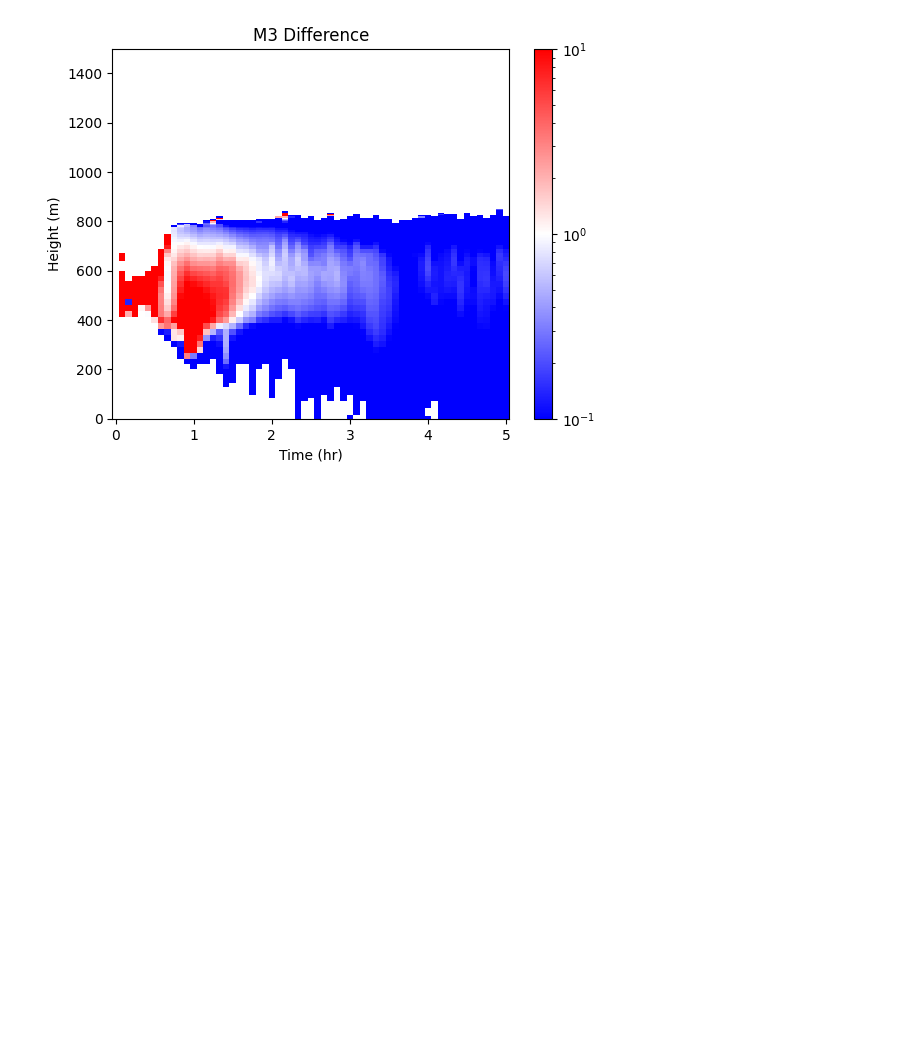
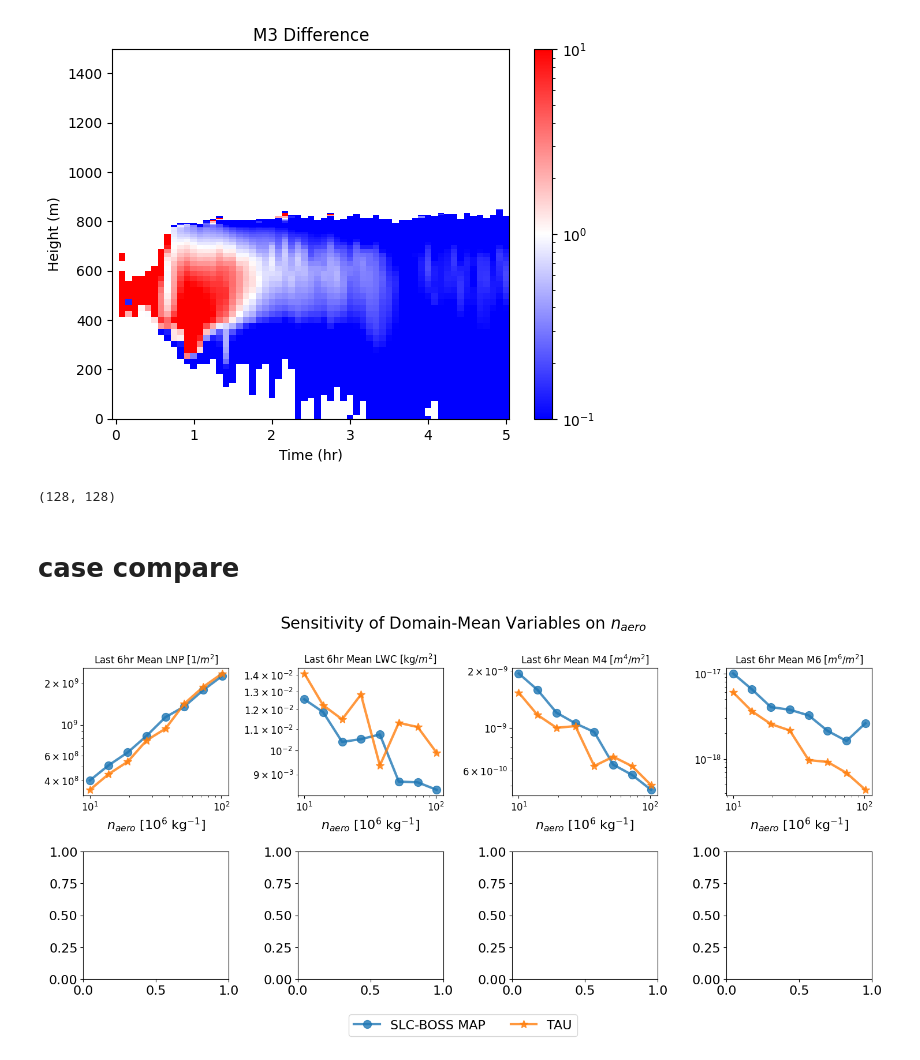
Before and after one commit to arthurzqhu/BOSS_PPE, a Jupyter notebook: cm1_viz.ipynb, the cells around one changed output. Cells and saved outputs as stored; diff of their text form; code cells hidden in the pictures; blank space fills up the shorter version.

```diff
--- a/cm1_viz.ipynb
+++ b/cm1_viz.ipynb
@@ -264,3 +298,54 @@ plt.title('M3 Difference')
 plt.show()
 # %% [output]
 [figure]
+# %%
+nc_dict[case][mp]['M0_path_last2hrmean']['value'].shape
+# %% [output]
+(128, 128)
+# %% [markdown]
+# case compare
+# %%
+time = nc_dict['time']/3600
+color_order = ['tab:blue', 'tab:orange']
+mps = ['SLC-BOSS', 'BIN-TAU']
+mp_labels = ['SLC-BOSS MAP', 'TAU']
+mp_markers = ['o', '*']
+x = nc_dict['x']
+z = nc_dict['z']*1e3
+plt.rc('font', size=16)
+cases = vars_strs[0]
+var_na_sens = ['M0_dmpath_last6hrmean', 'M3_dmpath_last6hrmean', 'M4_dmpath_last6hrmean', 'M6_dmpath_last6hrmean',
+                #  'prate_dm_last2hrmean', 'prate_last2hrstd', 't_precip_onset', 'precip_max_dm',
+                ] # last 2 hr mean path
+# %%
+plotdata = np.zeros((len(cases), len(mps)))
+Na = np.zeros(len(cases))
+for i, case in enumerate(cases):
+    Na[i] = nc_dict[case][mps[0]]['na']/1e6
+
+fig, axs = plt.subplots(len(var_interest[-8:])//4, 4, figsize=(15, 7))
+axs = axs.flatten()
+
+for ivar, varname in enumerate(var_na_sens):
+    units = cl.output_var_set[varname]['var_unit']
+    longname = cl.output_var_set[varname]['longname']
+    for i, mp in enumerate(mps):
+        for j, case in enumerate(cases):
+            plotdata[j, i] = nc_dict[case][mp][varname]['value']
+        axs[ivar].plot(Na, plotdata[:, i], linewidth=3, alpha=0.8, label=mp_labels[i],
+                       color=color_order[i], marker=mp_markers[i], markersize=10)
+        # axs[ivar].set_title(longname)
+        axs[ivar].set_xlabel('$n_{aero}$ [$10^6$ kg$^{-1}$]')
+        axs[ivar].set_title(f'{longname} [{units}]', fontsize=12)
+        axs[ivar].set_yscale('log')
+        axs[ivar].set_xscale('log')
+        axs[ivar].tick_params(axis='both', which='both', labelsize=12)
+
+handles, labels = axs[0].get_legend_handles_labels()
+fig.legend(handles, mp_labels, loc='lower center', bbox_to_anchor=(0.5, -0.08), fontsize=16, ncol=3)
+fig.suptitle("Sensitivity of Domain-Mean Variables on $n_{aero}$", fontsize=20)
+plt.tight_layout()
+
+plt.savefig(f"{plot_dir}{sim_config}_na_sensitivity.pdf", bbox_inches='tight')
+# %% [output]
+[figure, added]
```
Also changed, not shown: parts of 10 cells of this notebook, 4 other files.
